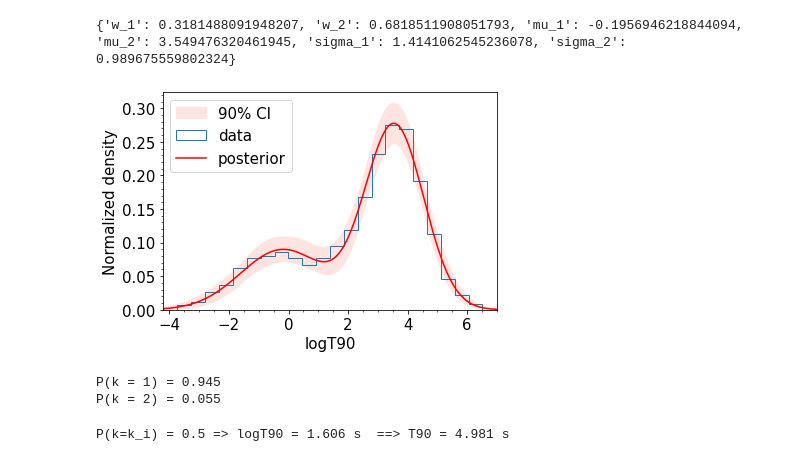
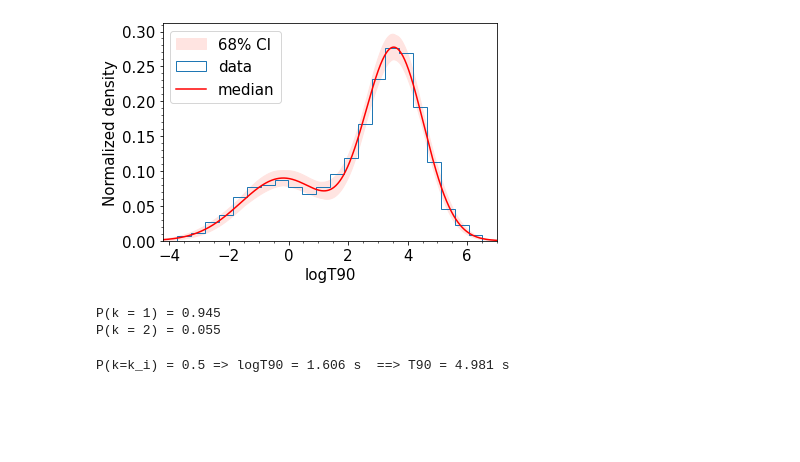
Before and after one commit to fdesanti/nested_sampling, a Jupyter notebook: posterior_analysis.ipynb, the cells around one changed output. Cells and saved outputs as stored; diff of their text form; code cells hidden in the pictures; blank space fills up the shorter version.

Commit message:
added correct results also for the 3 gaussian case

```diff
--- a/posterior_analysis.ipynb
+++ b/posterior_analysis.ipynb
@@ -5,29 +5,29 @@ import numpy as np
 import pandas as pd
 # %%
 #%matplotlib widget
-
-path = 'results/2gauss_additional_priors'
+n_gauss = 2
+path = f'results/{n_gauss}gauss_additional_priors'
 #path = 'results/2gauss'
 data_file = 'data/GRB_data.txt'
 
 #retrieve data
 data = np.genfromtxt(data_file)
 logT90, dlogT90, HR = data.T
 
 #retrieve posterior samples
 posteriors = Posteriorsamples(path, 'posterior.dat')
-best_estimates, _ = posteriors.get_best_estimate(CL='90')
-print(best_estimates)
+best_estimates, _ = posteriors.get_best_estimate(CL='68')
 posteriors.plot_posterior_mixture(data = logT90)
 
 T90 = np.log(2)
 P1 = posteriors.compute_class_prob(T90, 1)
 P2 = posteriors.compute_class_prob(T90, 2)
+if n_gauss == 3:
+    P3 = posteriors.compute_class_prob(T90, 3)
 # %% [output]
+[figure, new version]
-{'w_1': 0.3181488091948207, 'w_2': 0.6818511908051793, 'mu_1': -0.1956946218844094, 'mu_2': 3.549476320461945, 'sigma_1': 1.4141062545236078, 'sigma_2': 0.989675559802324}
+P(k = 1) = 0.945
+P(k = 2) = 0.055
-[figure, old version]
-P(k = 1) = 0.945
-P(k = 2) = 0.055
 # %%
 x = np.linspace(-4, 6, 10000)
 P1 = []
```
Also changed, not shown: 39 other files.
